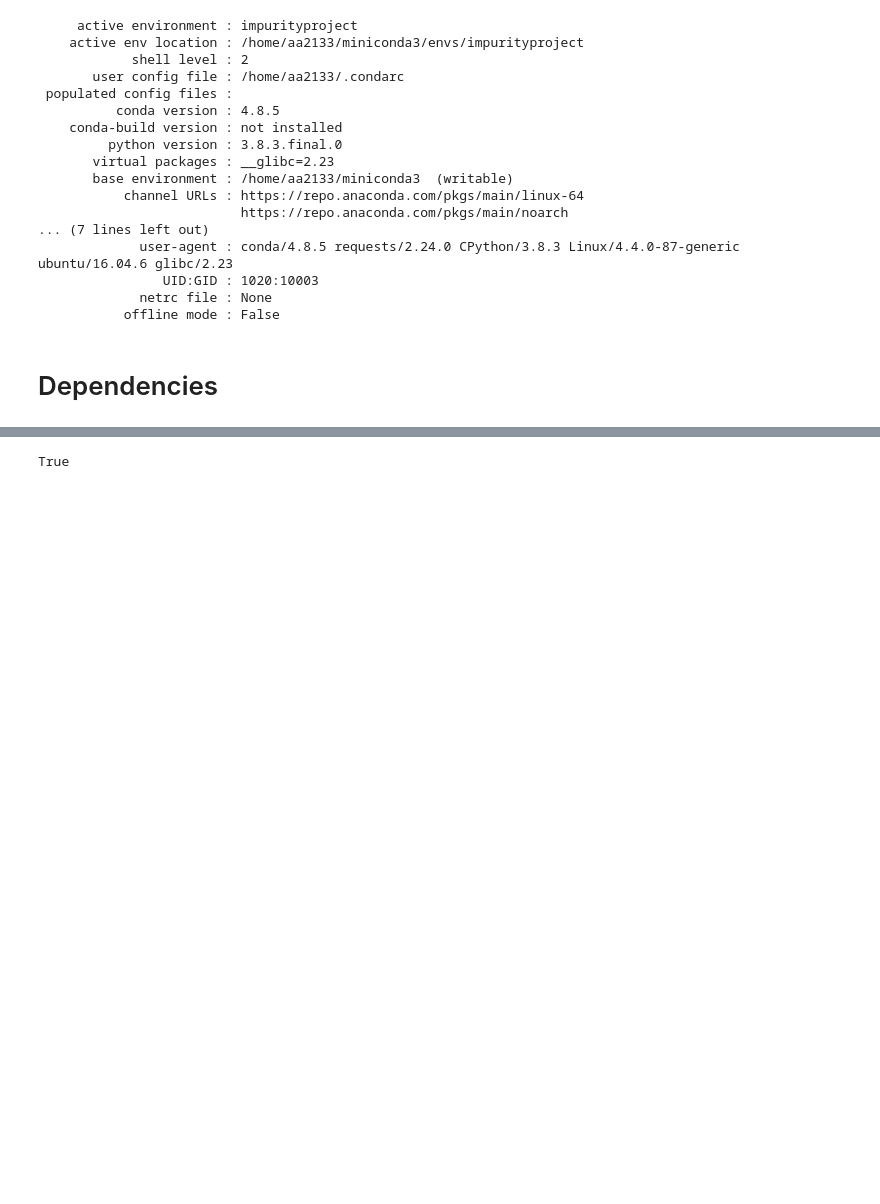
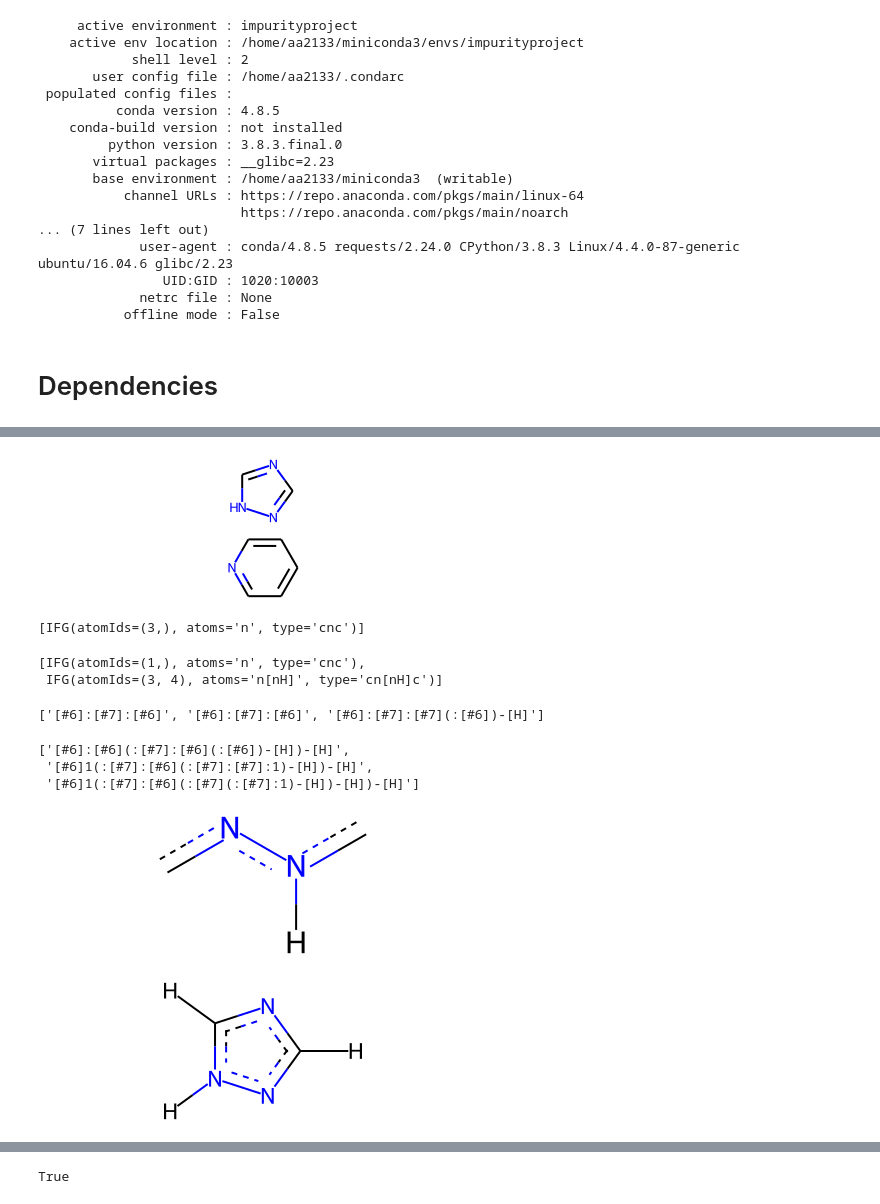
Before and after one commit to sustainable-processes/Impurity-Project, a Jupyter notebook: DB_Reaxys (Fragment DB).ipynb, the cells around one changed output, grey strips where cells are left out. Drawn from its saved outputs; the diff is of its cells as text; code cells hidden in the pictures; blank space fills up the shorter version.

```diff
--- a/DB_Reaxys (Fragment DB).ipynb
+++ b/DB_Reaxys (Fragment DB).ipynb
@@ -538,0 +657,19 @@ CarrierFragmentDB=openpickle("/home/aa2133/Impurity-Project/Reaxys_Data/CarrierF
+# %%
+Chem.MolFromSmiles('c1ccncc1.c1nc[nH]n1')
+IFG(Chem.MolFromSmiles('c1ccncc1'))
+IFG(Chem.MolFromSmiles('c1nc[nH]n1'))
+getmixturefrags('c1ccncc1.c1nc[nH]n1',expand=1)
+getmixturefrags('c1ccncc1.c1nc[nH]n1',expand=2)
+Chem.MolFromSmarts('[#6]:[#7]:[#7](:[#6])-[H]')
+Chem.MolFromSmarts('[#6]1(:[#7]:[#6](:[#7](:[#7]:1)-[H])-[H])-[H]')
+# %% [output]
+[figure, added]
+[IFG(atomIds=(3,), atoms='n', type='cnc')]
+[IFG(atomIds=(1,), atoms='n', type='cnc'),
+ IFG(atomIds=(3, 4), atoms='n[nH]', type='cn[nH]c')]
+['[#6]:[#7]:[#6]', '[#6]:[#7]:[#6]', '[#6]:[#7]:[#7](:[#6])-[H]']
+['[#6]:[#6](:[#7]:[#6](:[#6])-[H])-[H]',
+ '[#6]1(:[#7]:[#6](:[#7]:[#7]:1)-[H])-[H]',
+ '[#6]1(:[#7]:[#6](:[#7](:[#7]:1)-[H])-[H])-[H]']
+[figure, added]
+[figure, added]
```
Also changed, not shown: parts of 10 cells of this notebook, 11 other files.
